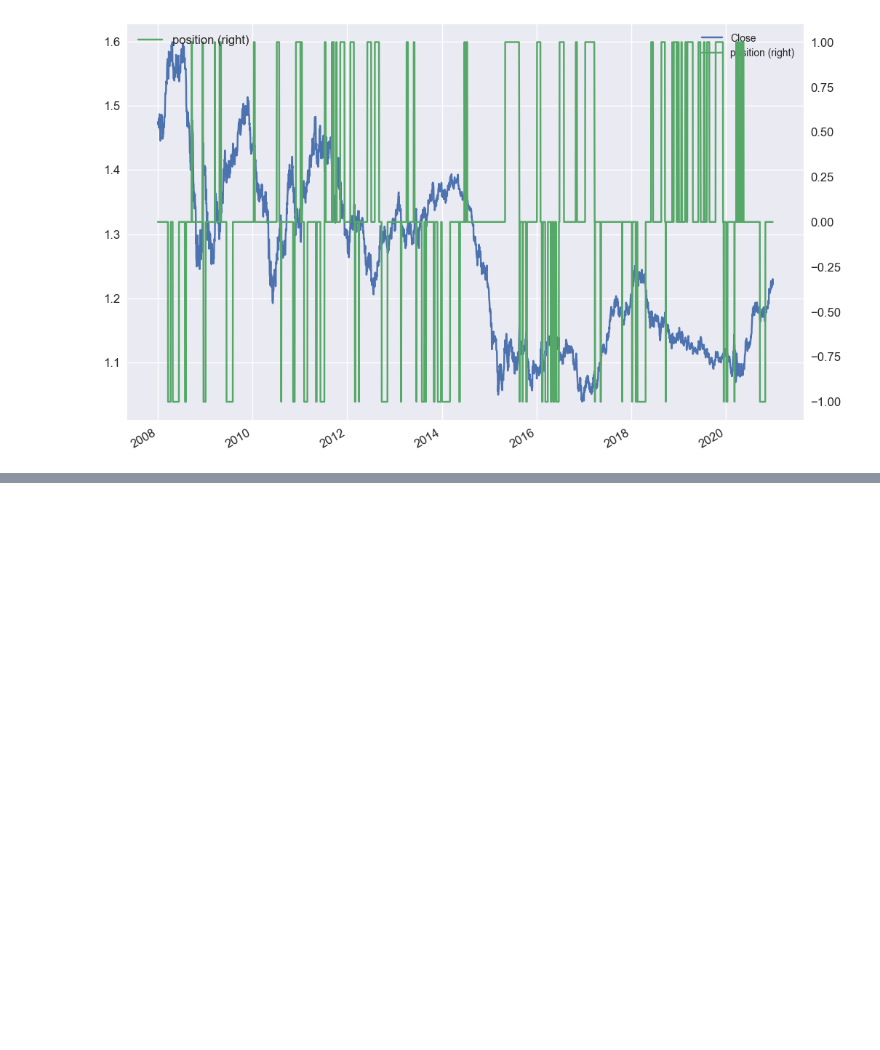
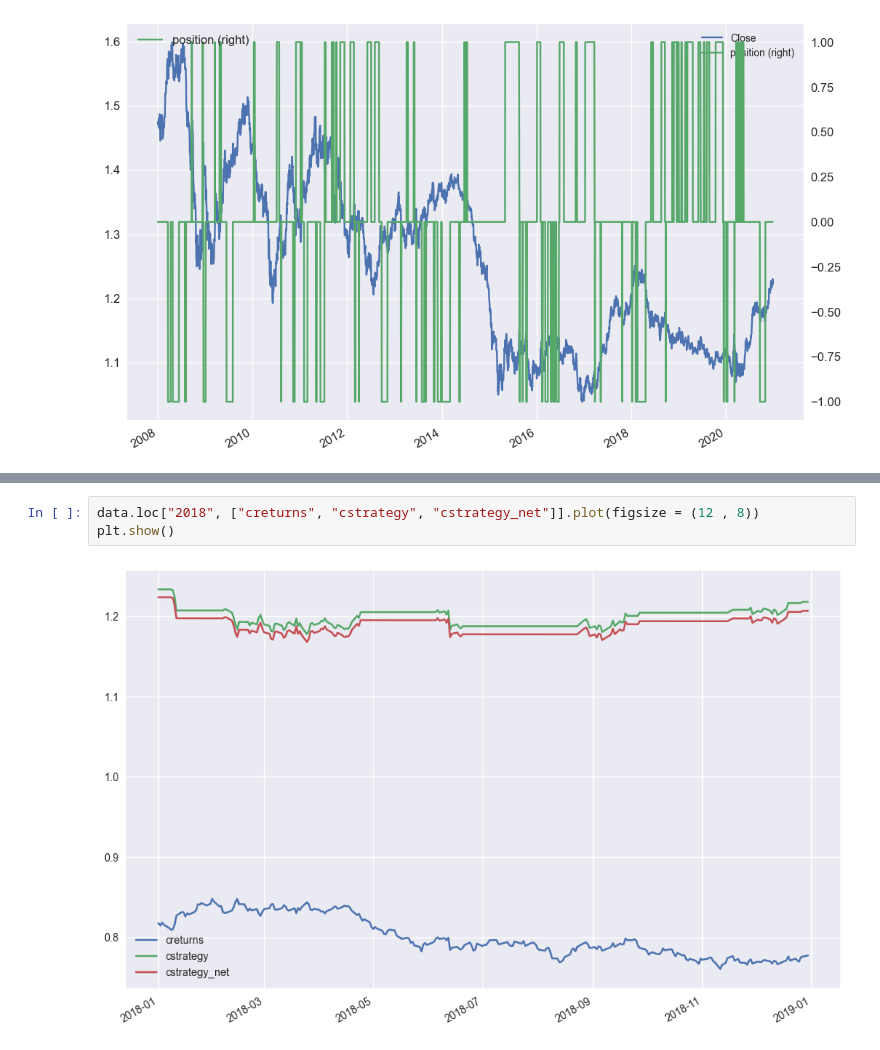
Before and after one commit to AvirukthGT/AlgoTrading, a Jupyter notebook: Fibonacci/Fibonacci.ipynb, the cells around one changed output, grey strips where cells are left out. Saved outputs shown, nothing was run; the diff lists cells and outputs as text; blank space fills up the shorter version.

```diff
--- a/Fibonacci/Fibonacci.ipynb
+++ b/Fibonacci/Fibonacci.ipynb
@@ -486,0 +535,5 @@ plt.show()
+# %%
+data.loc["2018", ["creturns", "cstrategy", "cstrategy_net"]].plot(figsize = (12 , 8))
+plt.show()
+# %% [output]
+[figure, added]
```
Also changed, not shown: parts of 12 cells of this notebook.
